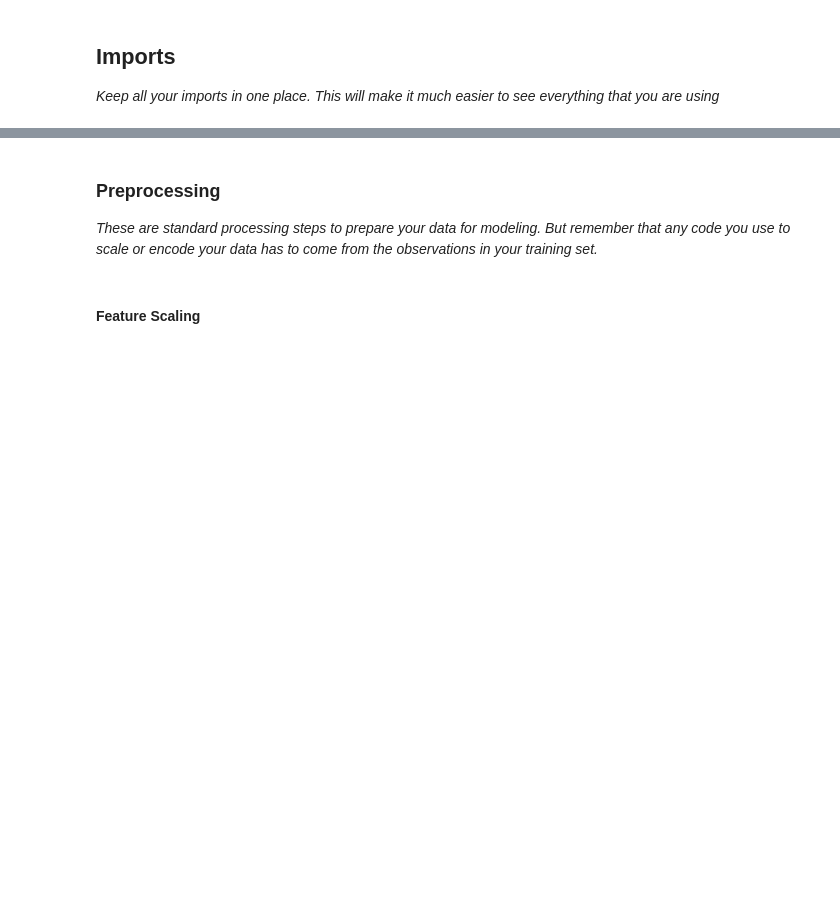
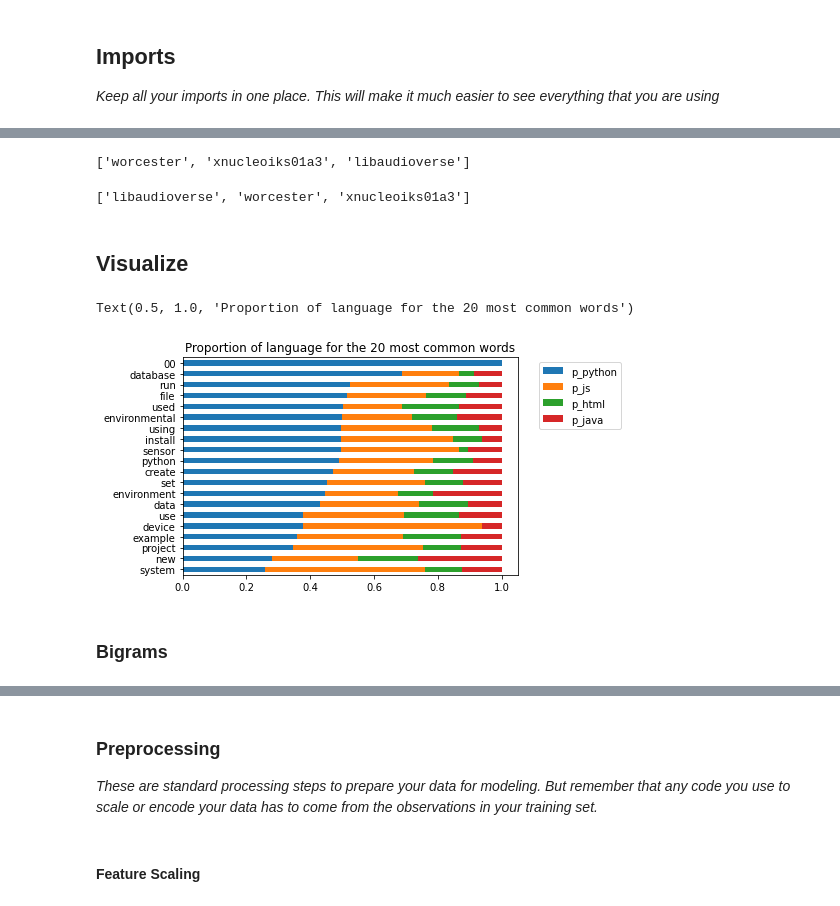
Before and after one commit to Data-Investigators/nlp_environmental_project, a Jupyter notebook: mvp.ipynb, the cells around one changed output, grey strips where cells are left out. Saved outputs shown, nothing was run; the diff lists cells and outputs as text; code cells hidden in the pictures; blank space fills up the shorter version.

```diff
--- a/mvp.ipynb
+++ b/mvp.ipynb
@@ -161,0 +138,6 @@ Acquire: Completed!
+# %%
+# get the count of words by category
+python_freq = pd.Series(python_words.split()).value_counts()
+js_freq = pd.Series(js_words.split()).value_counts()
+html_freq = pd.Series(html_words.split()).value_counts()
+java_freq = pd.Series(java_words.split()).value_counts()
@@ -161,0 +210,10 @@ Acquire: Completed!
+# %%
+# combine list of word counts into df for further exploration
+word_counts = (pd.concat([python_freq, js_freq, html_freq, java_freq], axis=1, sort=True)
+               .set_axis(['Python', 'JavaScript', 'HTML', 'Java'], axis=1, inplace=False)
+               .fillna(0)
+               .apply(lambda s: s.astype(int))
+              )
+# create a column of all words as well
+word_counts['all_words'] = word_counts['Python'] + word_counts['JavaScript'] + word_counts['HTML'] + word_counts['Java']
+word_counts.head()
@@ -161,0 +232,5 @@ Acquire: Completed!
+# %%
+word_counts['prop_python'] = word_counts['Python']/word_counts['all_words']
+word_counts['prop_js'] = word_counts['JavaScript']/word_counts['all_words']
+word_counts['prop_html'] = word_counts['HTML']/word_counts['all_words']
+word_counts['prop_java'] = word_counts['Java']/word_counts['all_words']
@@ -161,0 +284,4 @@ Acquire: Completed!
+# %%
+# filter out all words that occur less than 15 times
+word_counts = word_counts[word_counts['all_words'] >= 15]
+word_counts.info()
@@ -161,0 +349,4 @@ Acquire: Completed!
+# %%
+html_feature_list
+# %% [output]
+['worcester', 'xnucleoiks01a3', 'libaudioverse']
@@ -161,0 +356,28 @@ Acquire: Completed!
+# %%
+java_feature_list
+# %% [output]
+['libaudioverse', 'worcester', 'xnucleoiks01a3']
+# %% [markdown]
+## Visualize
+# %%
+# visualize the % of the term in each language
+
+(word_counts
+ .assign(p_python=word_counts.Python / word_counts['all_words'],
+         p_js=word_counts.JavaScript / word_counts['all_words'],
+        p_html=word_counts.HTML / word_counts['all_words'],
+        p_java=word_counts.Java / word_counts['all_words']
+        )
+ .sort_values(by='all_words')
+ [['p_python', 'p_js', 'p_html', 'p_java']]
+ .tail(20)
+ .sort_values('p_python')
+ .plot.barh(stacked=True))
+
+plt.legend(bbox_to_anchor=(1.05, 1))
+plt.title('Proportion of language for the 20 most common words')
+# %% [output]
+Text(0.5, 1.0, 'Proportion of language for the 20 most common words')
+[figure, added]
+# %% [markdown]
+### Bigrams
```
Also changed, not shown: parts of 48 cells of this notebook.
